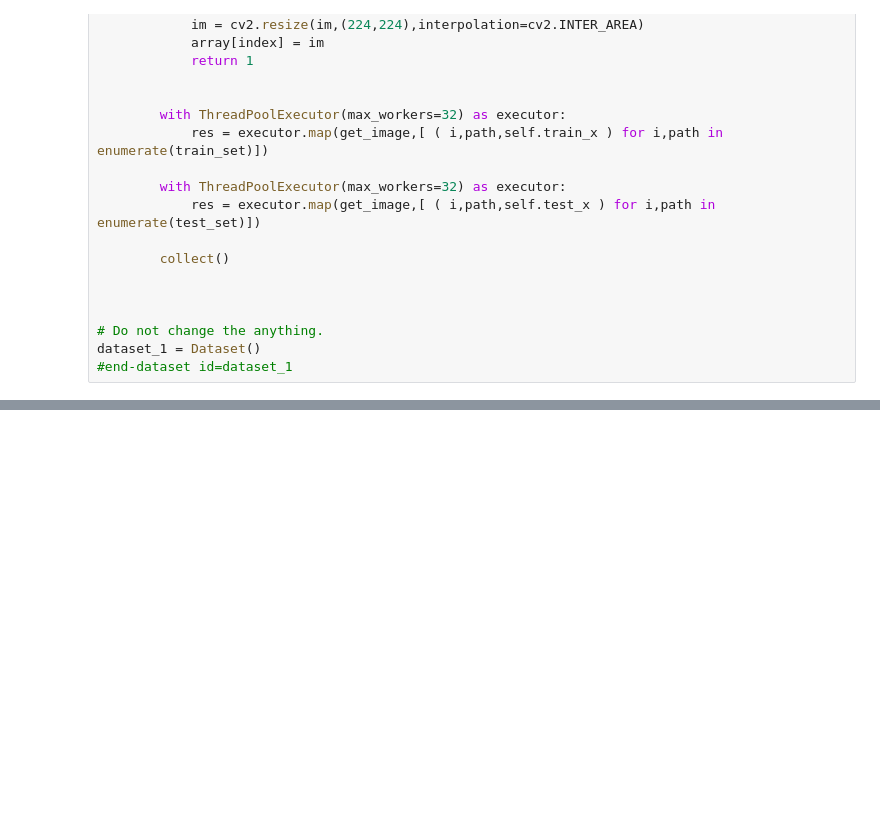
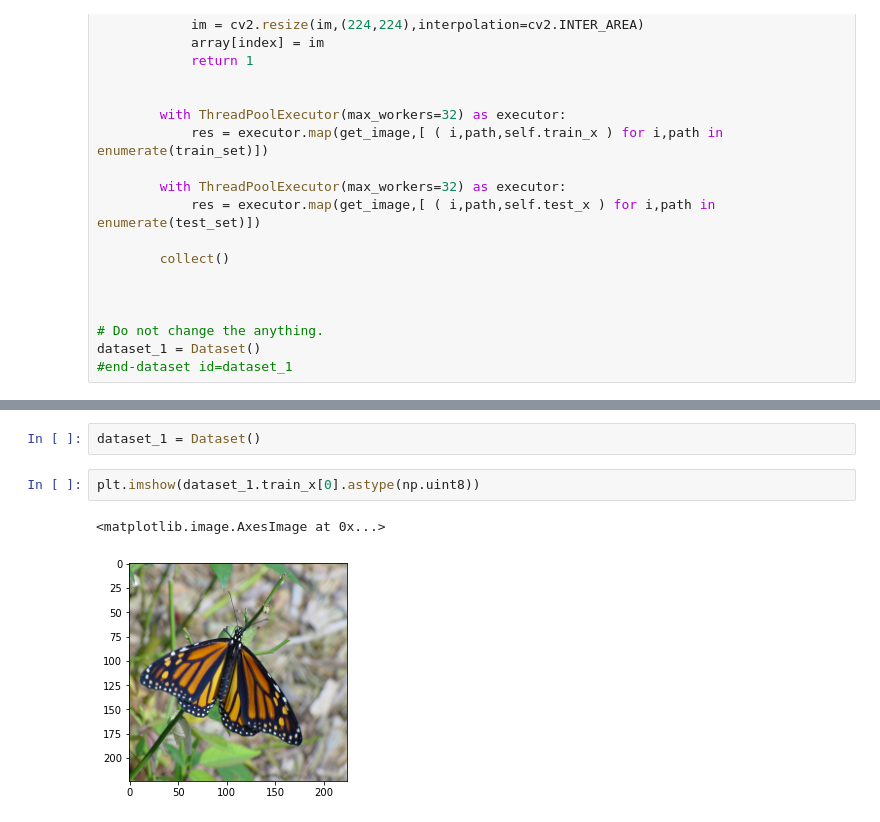
Before and after one commit to monjoybme/Neural-Studio, a Jupyter notebook: scripts/Datasets.ipynb, the cells around one changed output, grey strips where cells are left out. Drawn from its saved outputs; the diff is of its cells as text; blank space fills up the shorter version.

```diff
--- a/scripts/Datasets.ipynb
+++ b/scripts/Datasets.ipynb
@@ -425,0 +561,7 @@ dataset_1 = Dataset()
+# %%
+dataset_1 = Dataset()
+# %%
+plt.imshow(dataset_1.train_x[0].astype(np.uint8))
+# %% [output]
+<matplotlib.image.AxesImage at 0x...>
+[figure, added]
```
Also changed, not shown: parts of 5 cells of this notebook, 21 other files.
